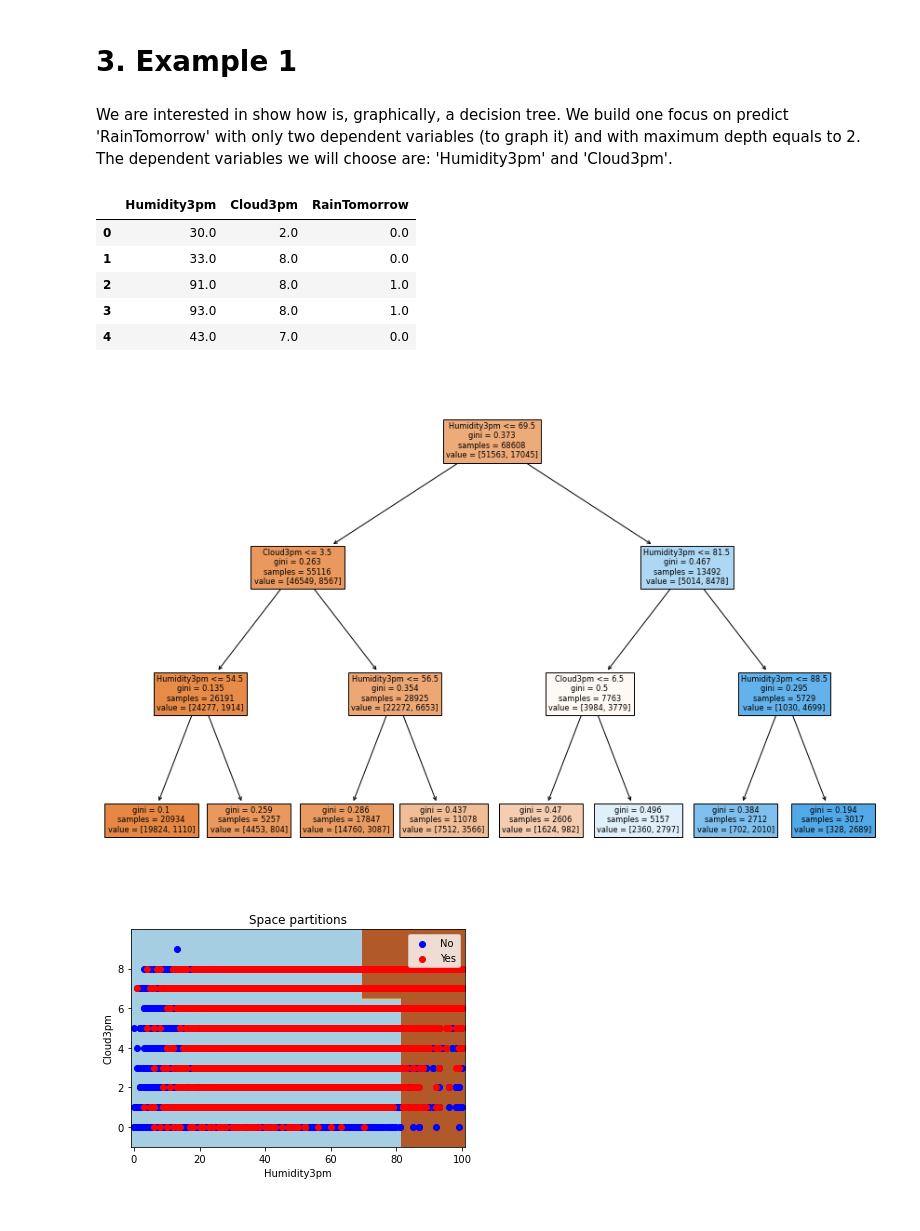
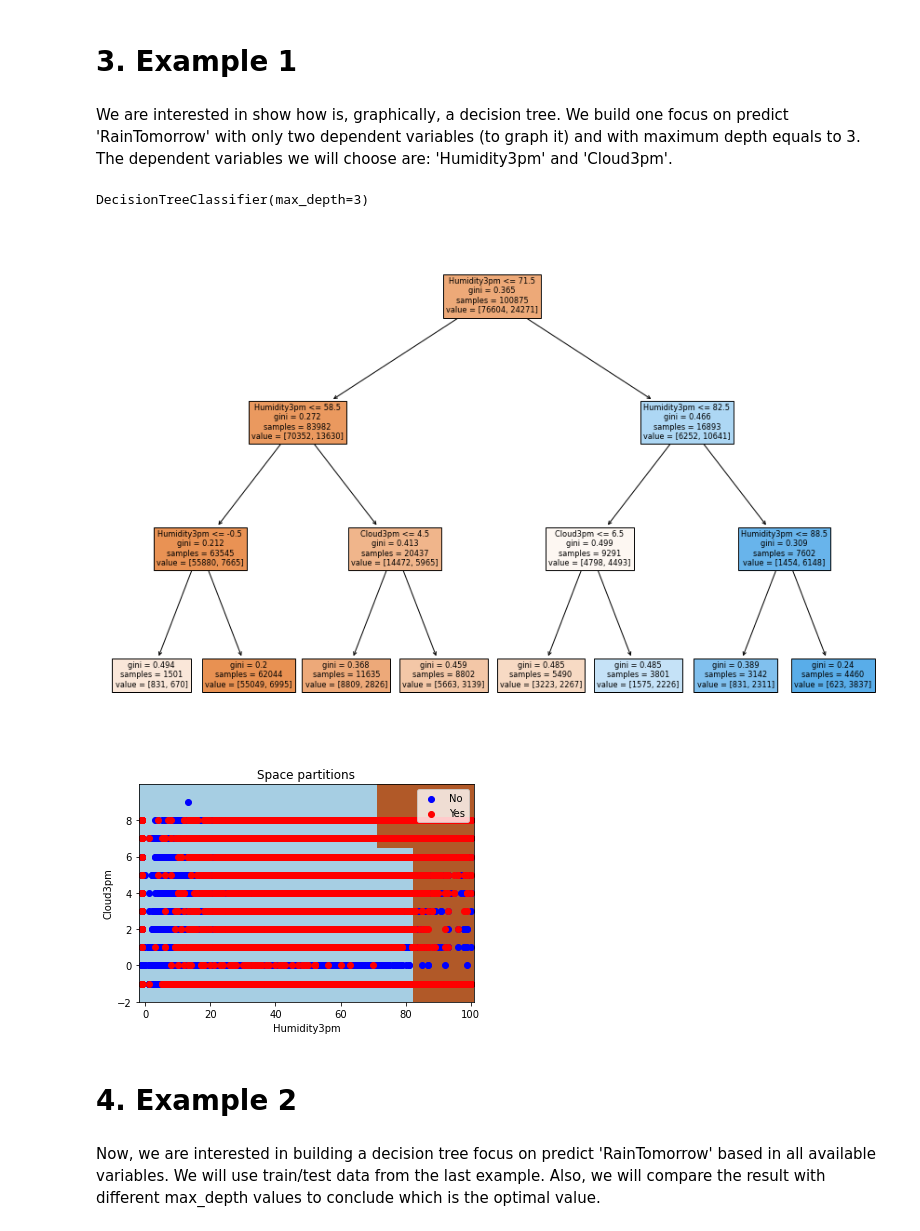
Before and after one commit to GinesMeca/TFG, a Jupyter notebook: notebooks/2. CART Decision Trees.ipynb, the cells around one changed output. Drawn from its saved outputs; the diff is of its cells as text; code cells hidden in the pictures.

Commit message:
Changing train/test data and developing 2nd example

```diff
--- a/notebooks/2. CART Decision Trees.ipynb
+++ b/notebooks/2. CART Decision Trees.ipynb
@@ -54,15 +23,10 @@ weather['RainTomorrow'] = RainT
+# %%
+weather = pd.read_parquet('../data/03_primary/weather_primary.parquet')
 # %% [markdown]
 # 3. Example 1
 # %% [markdown]
-We are interested in show how is, graphically, a decision tree. We build one focus on predict 'RainTomorrow' with only two dependent variables (to graph it) and with maximum depth equals to 2. The dependent variables we will choose are: 'Humidity3pm' and 'Cloud3pm'.
+We are interested in show how is, graphically, a decision tree. We build one focus on predict 'RainTomorrow' with only two dependent variables (to graph it) and with maximum depth equals to 3. The dependent variables we will choose are: 'Humidity3pm' and 'Cloud3pm'.
 # %%
-#We select the variables we are interested in:
-data_ex1 = weather[['Humidity3pm', 'Cloud3pm', 'RainTomorrow']].dropna().reset_index(drop='True')
-data_ex1.head()
+#We fix the variables we are interested in and the date to separate data:
+test_date = '2015-01-01'
+model_columns = ['Humidity3pm', 'Cloud3pm']
-# %% [output]
-|  | Humidity3pm | Cloud3pm | RainTomorrow |
-| 0 | 30.0 | 2.0 | 0.0 |
-| 1 | 33.0 | 8.0 | 0.0 |
-| 2 | 91.0 | 8.0 | 1.0 |
-| 3 | 93.0 | 8.0 | 1.0 |
-| 4 | 43.0 | 7.0 | 0.0 |
@@ -79,39 +33,56 @@ ex1.fit(x_train, y_train);
+# %%
+#We separate in train/test data and solve Nan problems:
+train = weather[weather.Date < test_date].fillna(-1)
+test = weather[weather.Date >= test_date].fillna(-1)
+# %%
+#We generate our decision tree for classification:
+ex1_tree = tree.DecisionTreeClassifier(max_depth = 3)
+ex1_tree.fit(train[model_columns],train.RainTomorrow)
+# %% [output]
+DecisionTreeClassifier(max_depth=3)
 # %%
 plt.figure(figsize = (15, 10))
-tree.plot_tree(ex1, feature_names = x_ex1.columns, filled = True);
+tree.plot_tree(ex1_tree, feature_names = model_columns, filled = True);
 # %% [output]
-[figure, old version]
+[figure, new version]
 # %%
+x_ex1 = weather[model_columns].fillna(-1)
+y_ex1 = weather.RainTomorrow
+
 n_classes = 2
 plot_colors = 'bry'
 plot_step = 0.02
 
 x_min, x_max = x_ex1['Humidity3pm'].min() - 1, x_ex1['Humidity3pm'].max() + 1
 y_min, y_max = x_ex1['Cloud3pm'].min() - 1, x_ex1['Cloud3pm'].max() + 1
 xx, yy = np.meshgrid(np.arange(x_min, x_max, plot_step), np.arange(y_min, y_max, plot_step))
 
-z = ex1.predict(np.c_[xx.ravel(), yy.ravel()])
+z = ex1_tree.predict(np.c_[xx.ravel(), yy.ravel()])
 z = z.reshape(xx.shape)
 cs = plt.contourf(xx, yy, z, cmap = plt.cm.Paired)
 
 plt.xlabel('Humidity3pm')
 plt.ylabel('Cloud3pm')
 plt.axis('tight')
 
 for i, color in zip(range(n_classes), plot_colors):
-    idx = np.where(y_ex1 == i)
+    idx = np.where(y_ex1 == i)[0]
     x_graph = []
     y_graph = []
-    for j in idx[0]:
-        x_graph += [x_ex1.Humidity3pm[j]]
-        y_graph += [x_ex1.Cloud3pm[j]]
+    for j in idx:
+        x_graph += [x_ex1.Humidity3pm.iloc[j]]
+        y_graph += [x_ex1.Cloud3pm.iloc[j]]
 
     plt.scatter(x_graph, y_graph, c = color, label = ['No', 'Yes'][i] , cmap = plt.cm.Paired)
 
 plt.axis('tight')
 
 plt.title('Space partitions')
-plt.legend()
+plt.legend(loc = 'upper right')
 plt.show()
 # %% [output]
-[figure, old version]
+[figure, new version]
+# %% [markdown]
+# 4. Example 2
+# %% [markdown]
+Now, we are interested in building a decision tree focus on predict 'RainTomorrow' based in all available variables. We will use train/test data from the last example. Also, we will compare the result with different max_depth values to conclude which is the optimal value.
```
Also changed, not shown: parts of 10 cells of this notebook.
